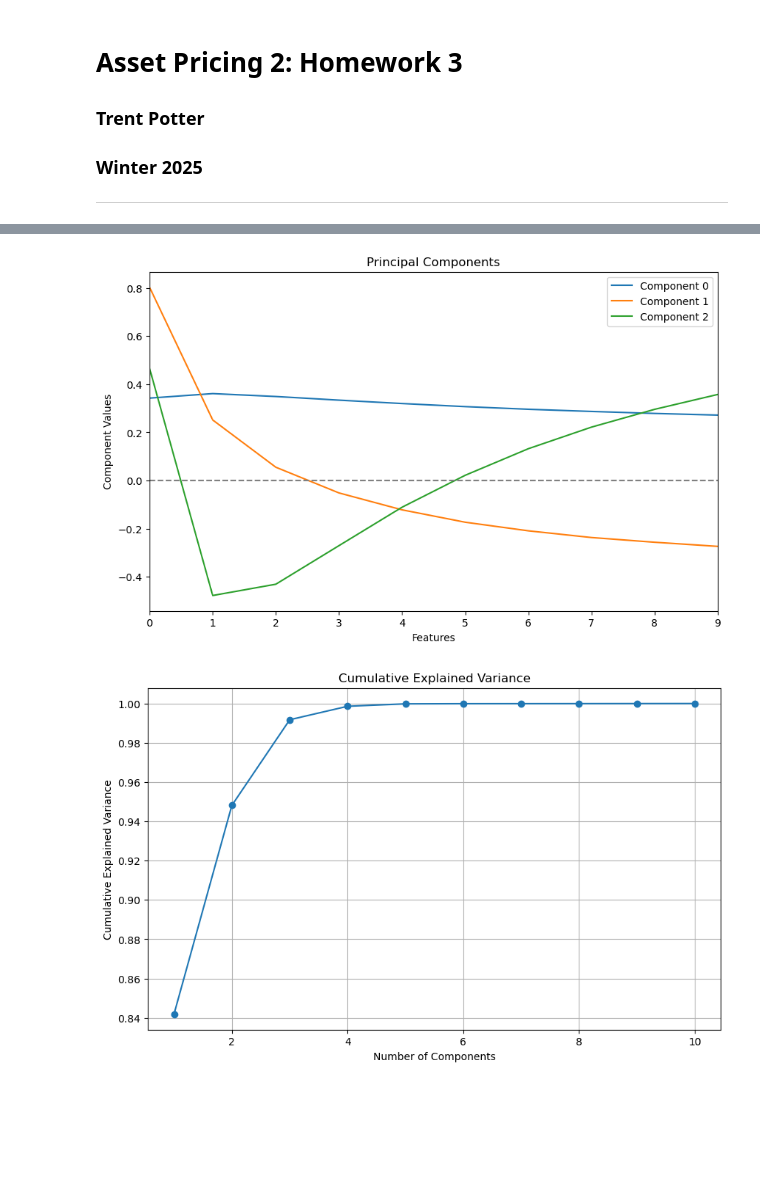
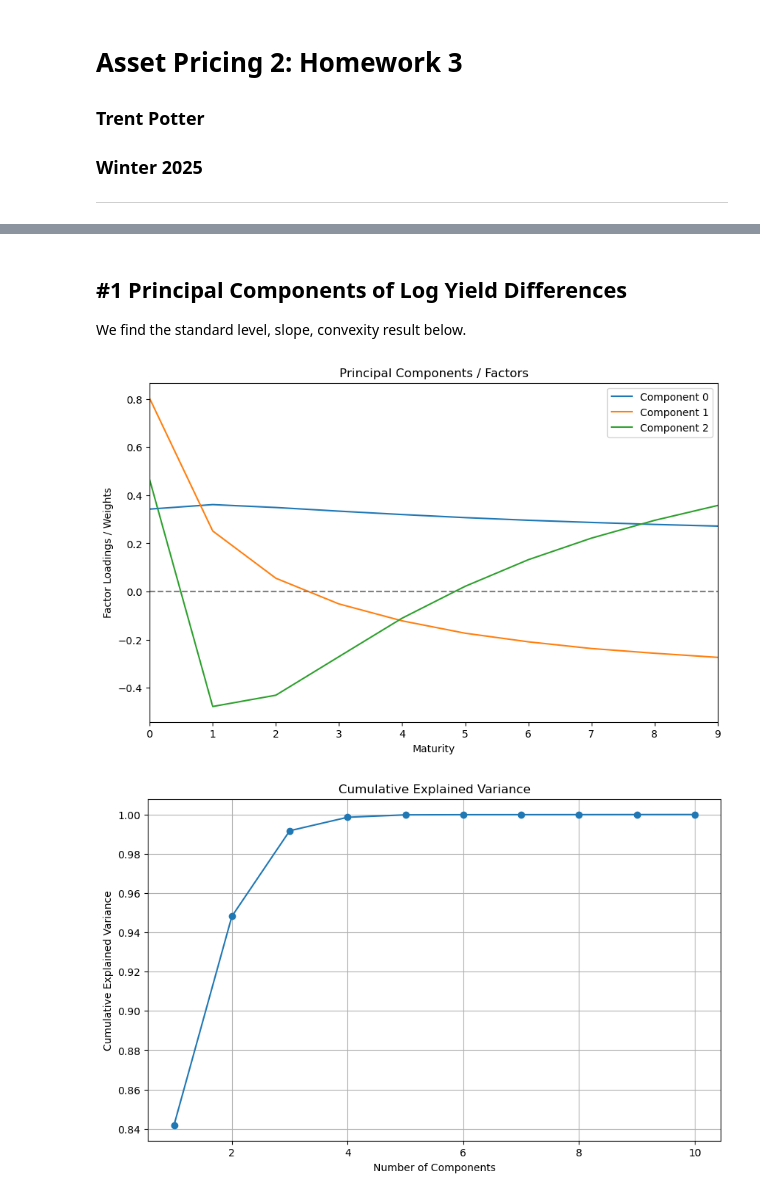
Before and after one commit to trpotter72/W24, a Jupyter notebook: AP/HW3/HW3.ipynb, the cells around one changed output, grey strips where cells are left out. Cells and saved outputs as stored; diff of their text form; code cells hidden in the pictures; blank space fills up the shorter version.

```diff
--- a/AP/HW3/HW3.ipynb
+++ b/AP/HW3/HW3.ipynb
@@ -48,33 +146,36 @@ dy_cov
+# %% [markdown]
+## #1 Principal Components of Log Yield Differences
+We find the standard level, slope, convexity result below.
 # %%
-from sklearn.decomposition import PCA
 eig_vals, eig_vecs = np.linalg.eig(dy_cov)
-eig_vals, eig_vecs = np.linalg.eig(dy_cov)
-
+# Plotting functions
 def plot_explained_variance(eig_vals):
     explained_variance = np.cumsum(eig_vals) / np.sum(eig_vals)
     plt.figure(figsize=(10, 6))
     plt.plot(range(1, len(explained_variance) + 1), explained_variance, marker='o')
     plt.title('Cumulative Explained Variance')
     plt.xlabel('Number of Components')
     plt.ylabel('Cumulative Explained Variance')
     plt.grid(True)
     plt.show()
 
 def plot_components(components):
     num_components = len(components)
     plt.figure(figsize=(10, 6))
     for i, comp in enumerate(components):
         plt.plot(comp, label=f'Component {i}')
     plt.axhline(0, color='gray', linestyle='--')
-    plt.title('Principal Components')
-    plt.xlabel('Features')
-    plt.ylabel('Component Values')
-    plt.xlim([0, 9])
+    plt.title('Principal Components / Factors')
+    plt.xlabel('Maturity')
+    plt.ylabel('Factor Loadings / Weights')
+    plt.xlim([0, components.shape[1]-1])
     plt.legend()
     plt.show()
 
-plot_components(eig_vecs[:,:3].T)
+
+Q = eig_vecs[:, :K]
+plot_components(Q.T)
 plot_explained_variance(eig_vals)
 # %% [output]
-[figure, old version]
+[figure, new version]
 [figure]
```
Also changed, not shown: parts of 19 cells of this notebook.
